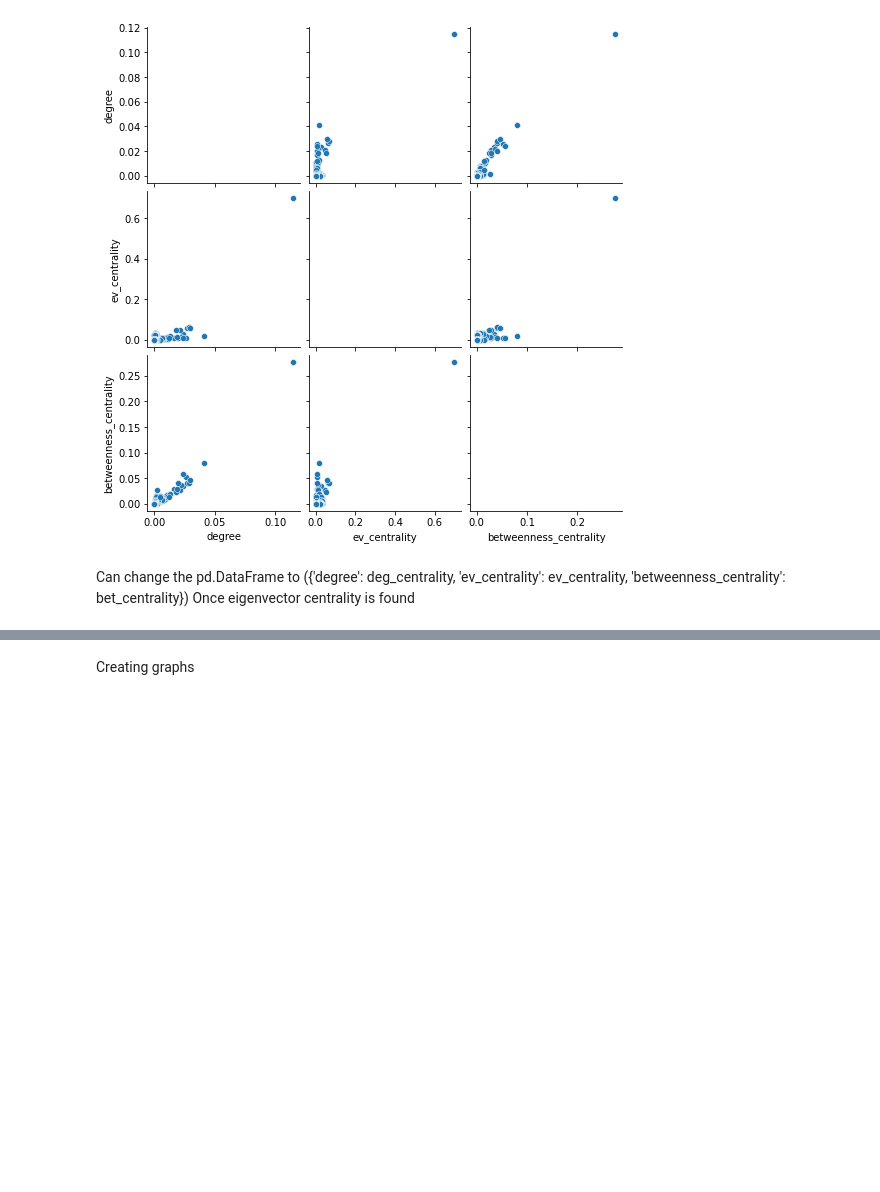
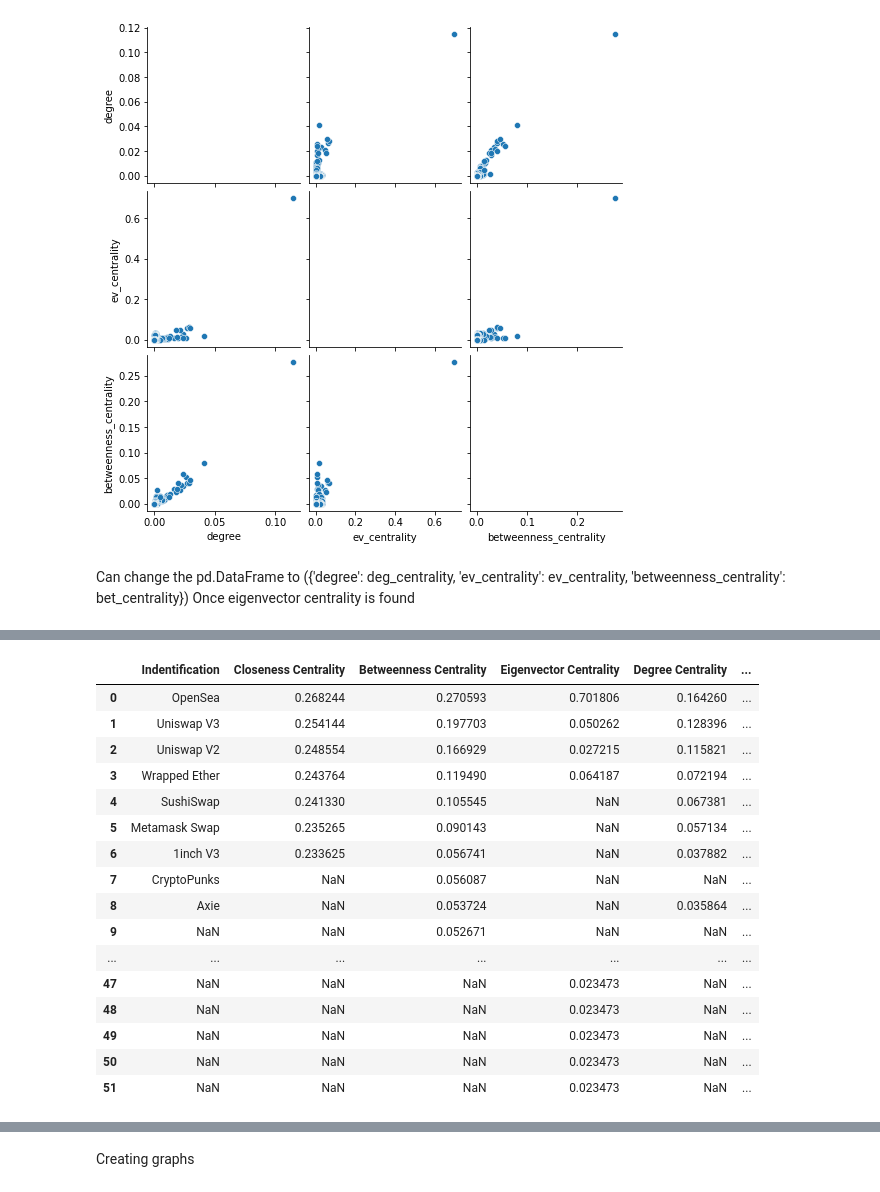
Before and after one commit to ba-group-projects/eth-trx-china-ban, a Jupyter notebook: centrality.ipynb, the cells around one changed output, grey strips where cells are left out. Cells and saved outputs as stored; diff of their text form; code cells hidden in the pictures; blank space fills up the shorter version.

```diff
--- a/centrality.ipynb
+++ b/centrality.ipynb
@@ -320,3 +320,7 @@ sns.pairplot(df)
 Can change the pd.DataFrame to ({'degree': deg_centrality, 'ev_centrality': ev_centrality,
                    'betweenness_centrality': bet_centrality})
 Once eigenvector centrality is found
+# %%
+# load in user and contract data
+two_space = pd.read_csv("TwoSpaceCentralityID.csv")
+user = pd.read_csv("UserCentralityID.csv")
@@ -322,0 +353,20 @@ Once eigenvector centrality is found
+# %%
+two_space.drop(columns="Unnamed: 0")
+# %% [output]
+|  | Indentification | Closeness Centrality | Betweenness Centrality | Eigenvector Centrality | Degree Centrality | ... |
+| 0 | OpenSea | 0.268244 | 0.270593 | 0.701806 | 0.164260 | ... |
+| 1 | Uniswap V3 | 0.254144 | 0.197703 | 0.050262 | 0.128396 | ... |
+| 2 | Uniswap V2 | 0.248554 | 0.166929 | 0.027215 | 0.115821 | ... |
+| 3 | Wrapped Ether | 0.243764 | 0.119490 | 0.064187 | 0.072194 | ... |
+| 4 | SushiSwap | 0.241330 | 0.105545 | NaN | 0.067381 | ... |
+| 5 | Metamask Swap | 0.235265 | 0.090143 | NaN | 0.057134 | ... |
+| 6 | 1inch V3 | 0.233625 | 0.056741 | NaN | 0.037882 | ... |
+| 7 | CryptoPunks | NaN | 0.056087 | NaN | NaN | ... |
+| 8 | Axie | NaN | 0.053724 | NaN | 0.035864 | ... |
+| 9 | NaN | NaN | 0.052671 | NaN | NaN | ... |
+| ... | ... | ... | ... | ... | ... | ... |
+| 47 | NaN | NaN | NaN | 0.023473 | NaN | ... |
+| 48 | NaN | NaN | NaN | 0.023473 | NaN | ... |
+| 49 | NaN | NaN | NaN | 0.023473 | NaN | ... |
+| 50 | NaN | NaN | NaN | 0.023473 | NaN | ... |
+| 51 | NaN | NaN | NaN | 0.023473 | NaN | ... |
```
Also changed, not shown: parts of 11 cells of this notebook, 2 other files.
